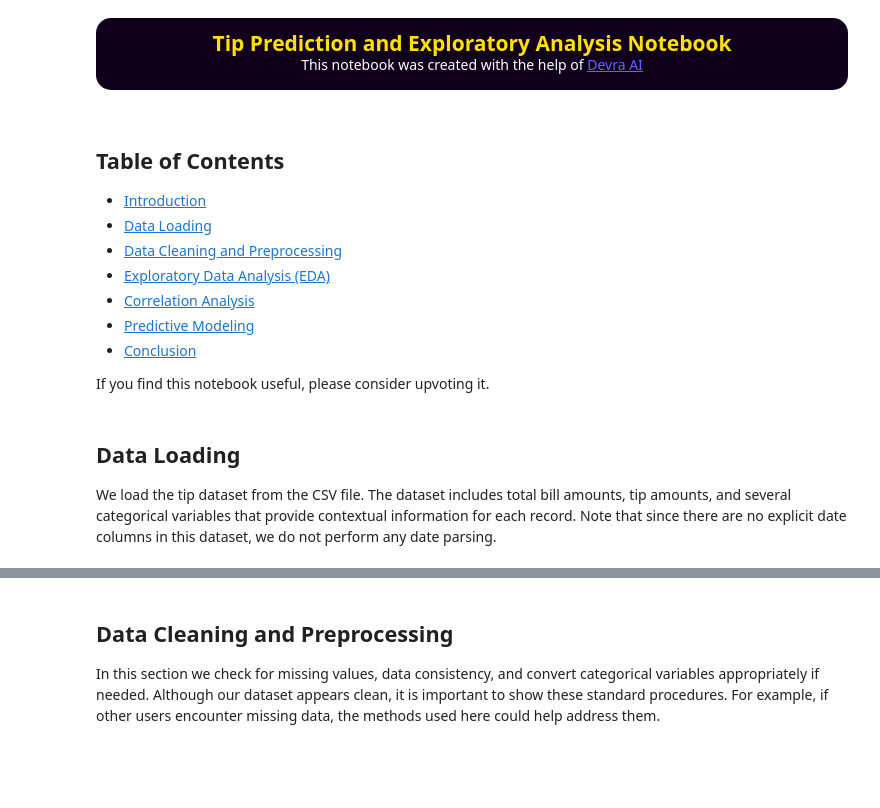
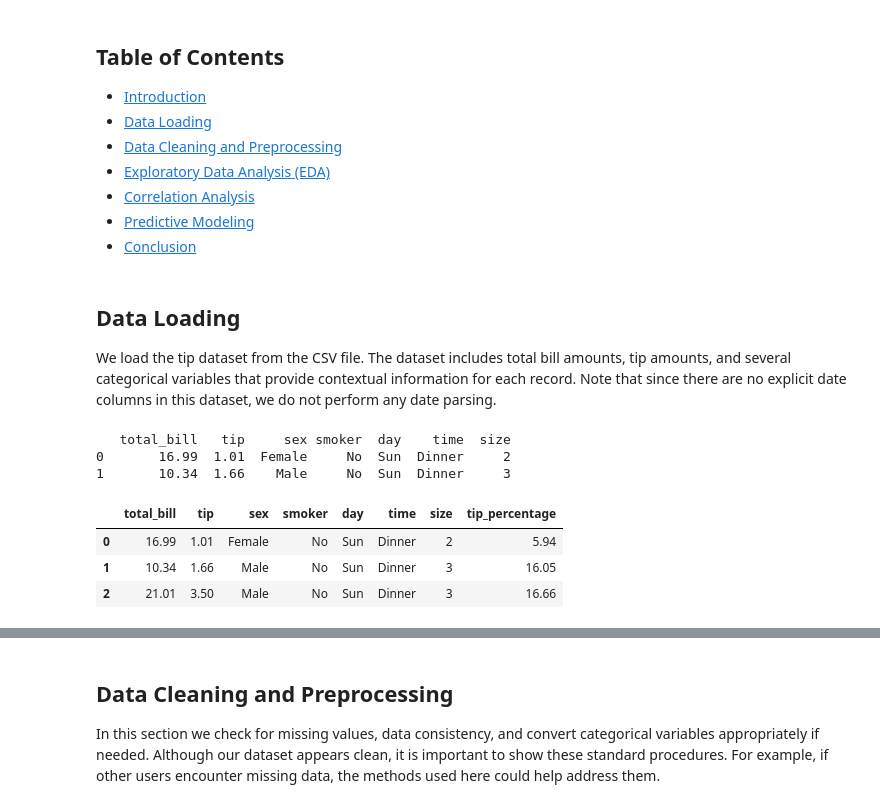
Before and after one commit to bissakaAI/Machine_Learning_Project, a Jupyter notebook: customertipping/tip-preprocessing.ipynb, the cells around one changed output, grey strips where cells are left out. Cells and saved outputs as stored; diff of their text form; code cells hidden in the pictures; blank space fills up the shorter version.

```diff
--- a/customertipping/tip-preprocessing.ipynb
+++ b/customertipping/tip-preprocessing.ipynb
@@ -3,8 +1,3 @@
-# %% [markdown]
-<div style="text-align:center; border-radius:15px; padding:15px; color:white; margin:0; font-family: 'Orbitron', sans-serif; background: #2E0249; background: #11001C; box-shadow: 0px 4px 8px rgba(0, 0, 0, 0.3); overflow:hidden; margin-bottom: 1em;">
-  <div style="font-size:150%; color:#FEE100"><b>Tip Prediction and Exploratory Analysis Notebook</b></div>
-  <div>This notebook was created with the help of <a href="https://devra.ai/ref/kaggle" style="color:#6666FF">Devra AI</a></div>
-</div>
 # %% [markdown]
 ## Table of Contents
 
@@ -15,8 +8,6 @@
 - [Correlation Analysis](#Correlation-Analysis)
 - [Predictive Modeling](#Predictive-Modeling)
 - [Conclusion](#Conclusion)
-
-If you find this notebook useful, please consider upvoting it.
 # %%
 # Import necessary libraries and suppress warnings
 import warnings
@@ -50,8 +34,21 @@ sns.set(style='whitegrid', palette='muted', color_codes=True)
 We load the tip dataset from the CSV file. The dataset includes total bill amounts, tip amounts, and several categorical variables that provide contextual information for each record. Note that since there are no explicit date columns in this dataset, we do not perform any date parsing.
 # %%
 # Load the tip dataset
-data_path = 'customertipping\dataset\tip.csv'
+data_path = r'dataset\tip.csv'
 df = pd.read_csv(data_path, delimiter=',')
 
 # Display the first few rows of the dataset (this output will be generated upon execution)
-print(df.head())
+print(df.head(2))
+# %% [output]
+   total_bill   tip     sex smoker  day    time  size
+0       16.99  1.01  Female     No  Sun  Dinner     2
+1       10.34  1.66    Male     No  Sun  Dinner     3
+# %%
+df["tip_percentage"] = (df["tip"] / df["total_bill"]) * 100  # Creating a “Tip Percentage” column — because context matters. A $10 tip on a $200 bill isn’t the same as a $10 tip on a $40 meal.
+df["tip_percentage"] = df["tip_percentage"].round(2)
+df.head(3)
+# %% [output]
+|  | total_bill | tip | sex | smoker | day | time | size | tip_percentage |
+| 0 | 16.99 | 1.01 | Female | No | Sun | Dinner | 2 | 5.94 |
+| 1 | 10.34 | 1.66 | Male | No | Sun | Dinner | 3 | 16.05 |
+| 2 | 21.01 | 3.50 | Male | No | Sun | Dinner | 3 | 16.66 |
```
Also changed, not shown: parts of 13 cells of this notebook, 6 other files.
